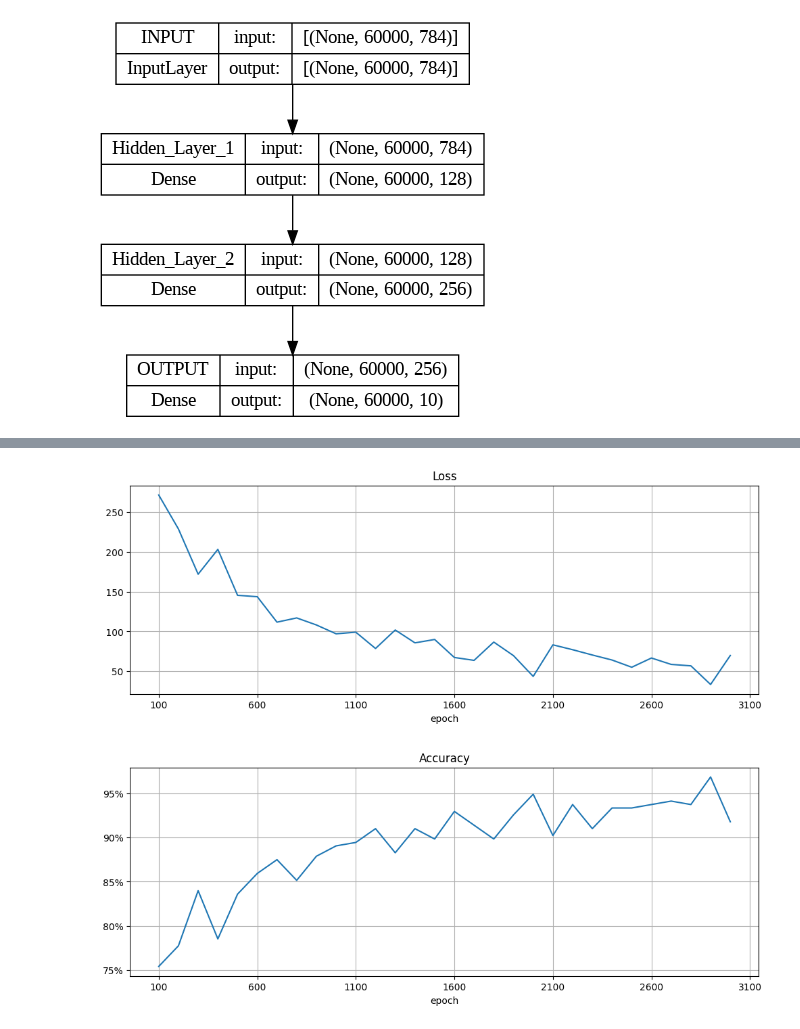
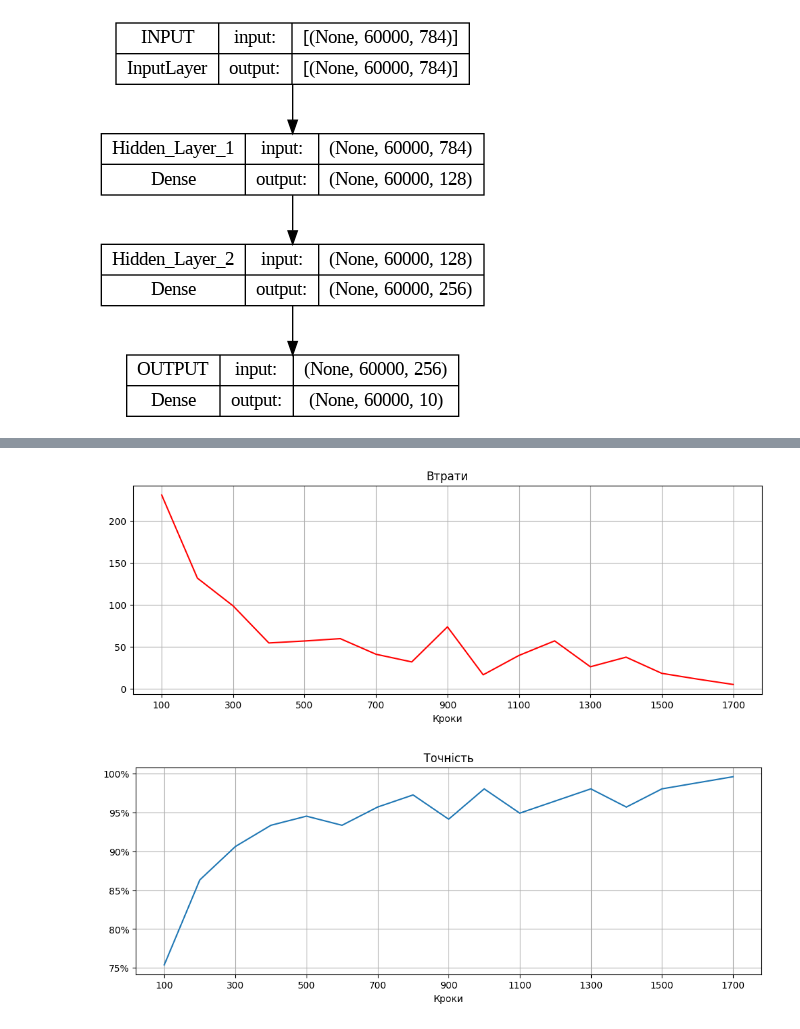
Before and after one commit to lexxai/goit_python_ds_hw_08, a Jupyter notebook: goit_python_ds_hw_08.ipynb, the cells around one changed output, grey strips where cells are left out. Saved outputs shown, nothing was run; the diff lists cells and outputs as text; code cells hidden in the pictures.

```diff
--- a/goit_python_ds_hw_08.ipynb
+++ b/goit_python_ds_hw_08.ipynb
@@ -193,7 +185,9 @@ def train(neural_net, input_x, output_y):
   return loss
 # %%
+# Створимо екземпляр нейронної мережі
+neural_net = NN(name="mnist")
+
 # Тренування мережі
-
 loss_history = []  # кожні display_step кроків зберігай в цьому списку поточну помилку нейромережі
 accuracy_history = [] # кожні display_step кроків зберігай в цьому списку поточну точність нейромережі
 
@@ -204,7 +198,7 @@ for step, (batch_x, batch_y) in enumerate(train_data.take(training_steps), 1):
     # Оновлюємо ваги нейронної мережі
     # print(batch_x)
     # print(f"{batch_y.dtype=}")
-    train(neural_net, batch_x, batch_y)
+    train(neural_net, batch_x, batch_y, learning_rate=0.002)
     if step % display_step == 0:
         pred = neural_net(batch_x)
         # print(batch_y.shape)
@@ -214,4 +208,7 @@ for step, (batch_x, batch_y) in enumerate(train_data.take(training_steps), 1):
         accuracy_history.append(acc)
         loss_history.append(current_loss)
         print(f"Step {step:4}, Loss: {current_loss:7.2f}, Accuracy: {acc:.2%}")
+        if acc > 0.99:
+          print("Break by accuracy")
+          break
 # %% [output]
@@ -235,32 +233,32 @@ Step 3000, Loss: 69.82, Accuracy: 91.80%
 # %%
 # Виведіть графіки залежності зміни точності і втрат від кроку
 # Якщо все зроблено правильно, то точність повинна зростати, а втрати зменшуватись
 
 import matplotlib.pyplot as plt
 
 fig = plt.figure(figsize=(12,4))
 # Виведіть графік функції втрат
 
-plt.plot(loss_history)
+plt.plot(loss_history, "r")
 plt.gca().xaxis.set_major_formatter(plt.FuncFormatter(lambda x, _: int((x + 1) * display_step)))
-plt.gca().yaxis.set_major_formatter(plt.FuncFormatter(lambda y, _: f'{int(y):4}'))
-plt.xlabel("epoch")
-plt.title("Loss")
+plt.gca().yaxis.set_major_formatter(plt.FuncFormatter(lambda y, _: f'{int(y):5}'))
+plt.xlabel("Кроки")
+plt.title("Втрати")
 plt.grid()
 #plt.show()
 # Виведіть графік точності
 # Місце для вашого коду
 fig = plt.figure(figsize=(12,4))
 plt.plot(accuracy_history)
 plt.gca().xaxis.set_major_formatter(plt.FuncFormatter(lambda x, _: int((x + 1) * display_step)))
 plt.gca().yaxis.set_major_formatter(plt.FuncFormatter(lambda y, _: f'{y:.0%}'))
-plt.title("Accuracy")
-plt.xlabel("epoch")
+plt.title("Точність")
+plt.xlabel("Кроки")
 plt.grid()
 plt.show()
 # %% [output]
-[figure, old version]
+[figure, new version]
-[figure, old version]
+[figure, new version]
 # %%
 fig, ax1 = plt.subplots()
 fig.set_size_inches((12,6))
```
Also changed, not shown: parts of 10 cells of this notebook.
